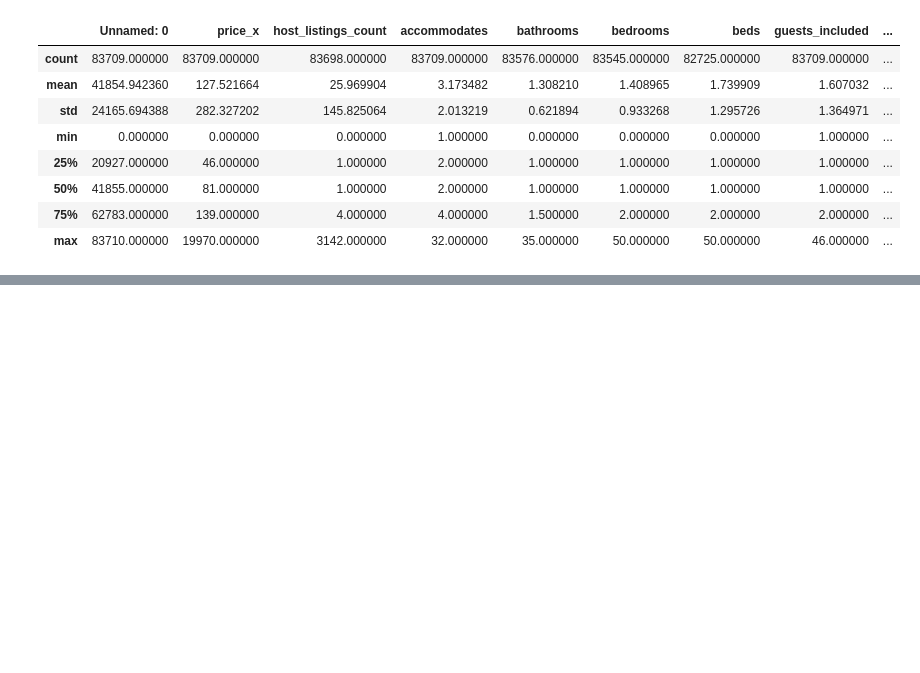
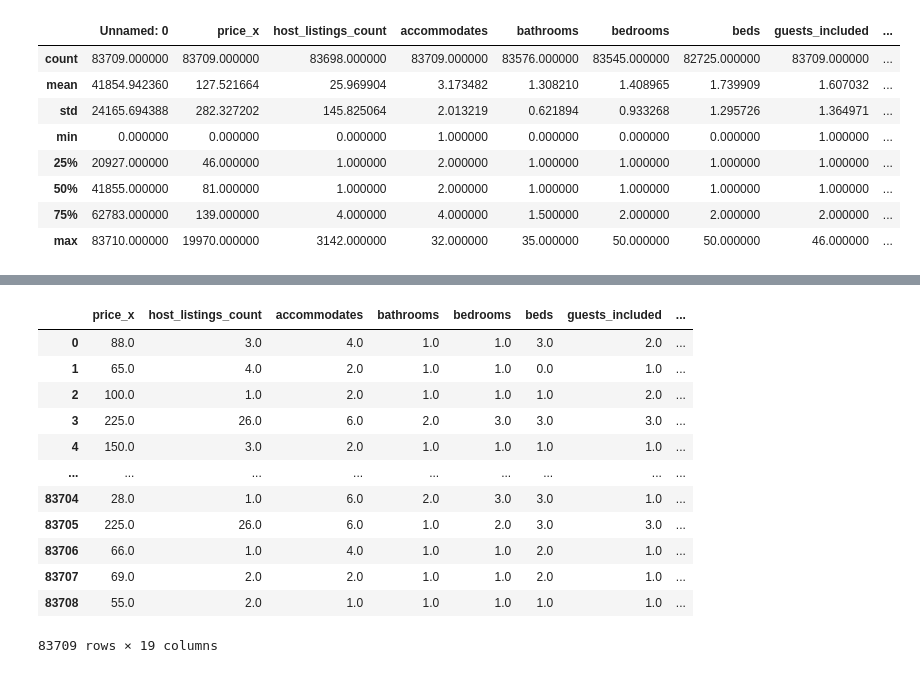
Before and after one commit to AkarshBhaskar/Exploratory-Data-Analysis-on-Datasets, a Jupyter notebook: London Air BNB/Analysis on LondonAirBNB.ipynb, the cells around one changed output, grey strips where cells are left out. Saved outputs shown, nothing was run; the diff lists cells and outputs as text; code cells hidden in the pictures; blank space fills up the shorter version.

```diff
--- a/London Air BNB/Analysis on LondonAirBNB.ipynb
+++ b/London Air BNB/Analysis on LondonAirBNB.ipynb
@@ -142,0 +207,6 @@ memory usage: 25.5+ MB
+# %%
+for i in cat_null_cols:
+    if df[i].isnull().sum()>0:
+        print(True)
+    else:
+        print(False)
@@ -142,0 +239,27 @@ memory usage: 25.5+ MB
+# %%
+for i in outlier_cols:
+    iqr=df[i].quantile(0.75)-df[i].quantile(0.25)
+    higher_range=df[i].quantile(0.75)+(1.5*iqr)
+    lower_range=df[i].quantile(0.25)-(1.5*iqr)
+    replace_higher_value=df[i].quantile(0.9)
+    replace_lower_value=df[i].quantile(0.1)
+    outlier_treated=np.where(df[i]>higher_range,replace_higher_value,df[i])
+    df[i]=pd.DataFrame(outlier_treated)
+    outlier_treated=np.where(df[i]<lower_range,replace_lower_value,df[i])
+    df[i]=pd.DataFrame(outlier_treated)
+# %%
+df[outlier_cols]
+# %% [output]
+|  | price_x | host_listings_count | accommodates | bathrooms | bedrooms | beds | guests_included | ... |
+| 0 | 88.0 | 3.0 | 4.0 | 1.0 | 1.0 | 3.0 | 2.0 | ... |
+| 1 | 65.0 | 4.0 | 2.0 | 1.0 | 1.0 | 0.0 | 1.0 | ... |
+| 2 | 100.0 | 1.0 | 2.0 | 1.0 | 1.0 | 1.0 | 2.0 | ... |
+| 3 | 225.0 | 26.0 | 6.0 | 2.0 | 3.0 | 3.0 | 3.0 | ... |
+| 4 | 150.0 | 3.0 | 2.0 | 1.0 | 1.0 | 1.0 | 1.0 | ... |
+| ... | ... | ... | ... | ... | ... | ... | ... | ... |
+| 83704 | 28.0 | 1.0 | 6.0 | 2.0 | 3.0 | 3.0 | 1.0 | ... |
+| 83705 | 225.0 | 26.0 | 6.0 | 1.0 | 2.0 | 3.0 | 3.0 | ... |
+| 83706 | 66.0 | 1.0 | 4.0 | 1.0 | 1.0 | 2.0 | 1.0 | ... |
+| 83707 | 69.0 | 2.0 | 2.0 | 1.0 | 1.0 | 2.0 | 1.0 | ... |
+| 83708 | 55.0 | 2.0 | 1.0 | 1.0 | 1.0 | 1.0 | 1.0 | ... |
+83709 rows × 19 columns
```
Also changed, not shown: parts of 29 cells of this notebook.
